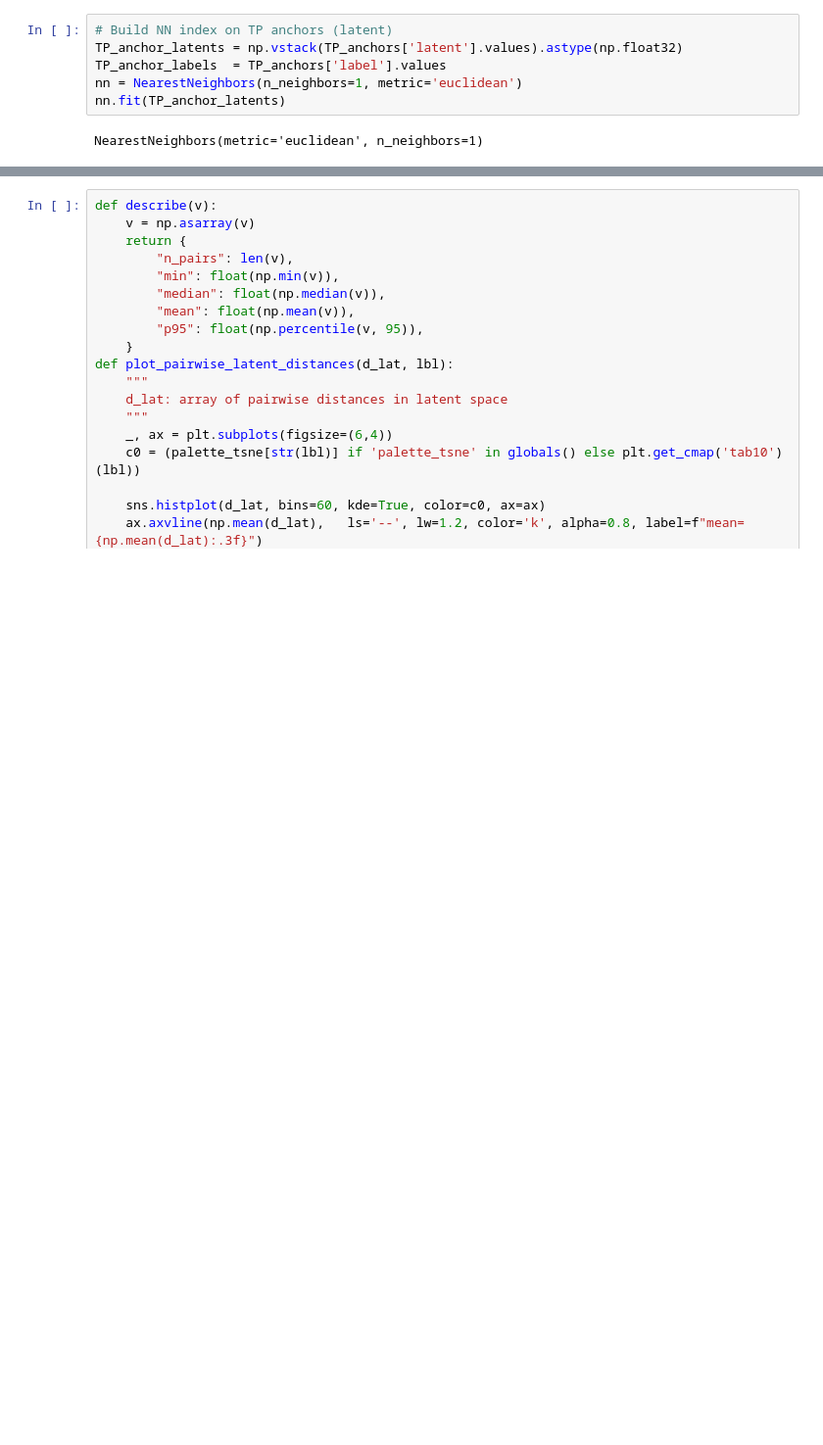
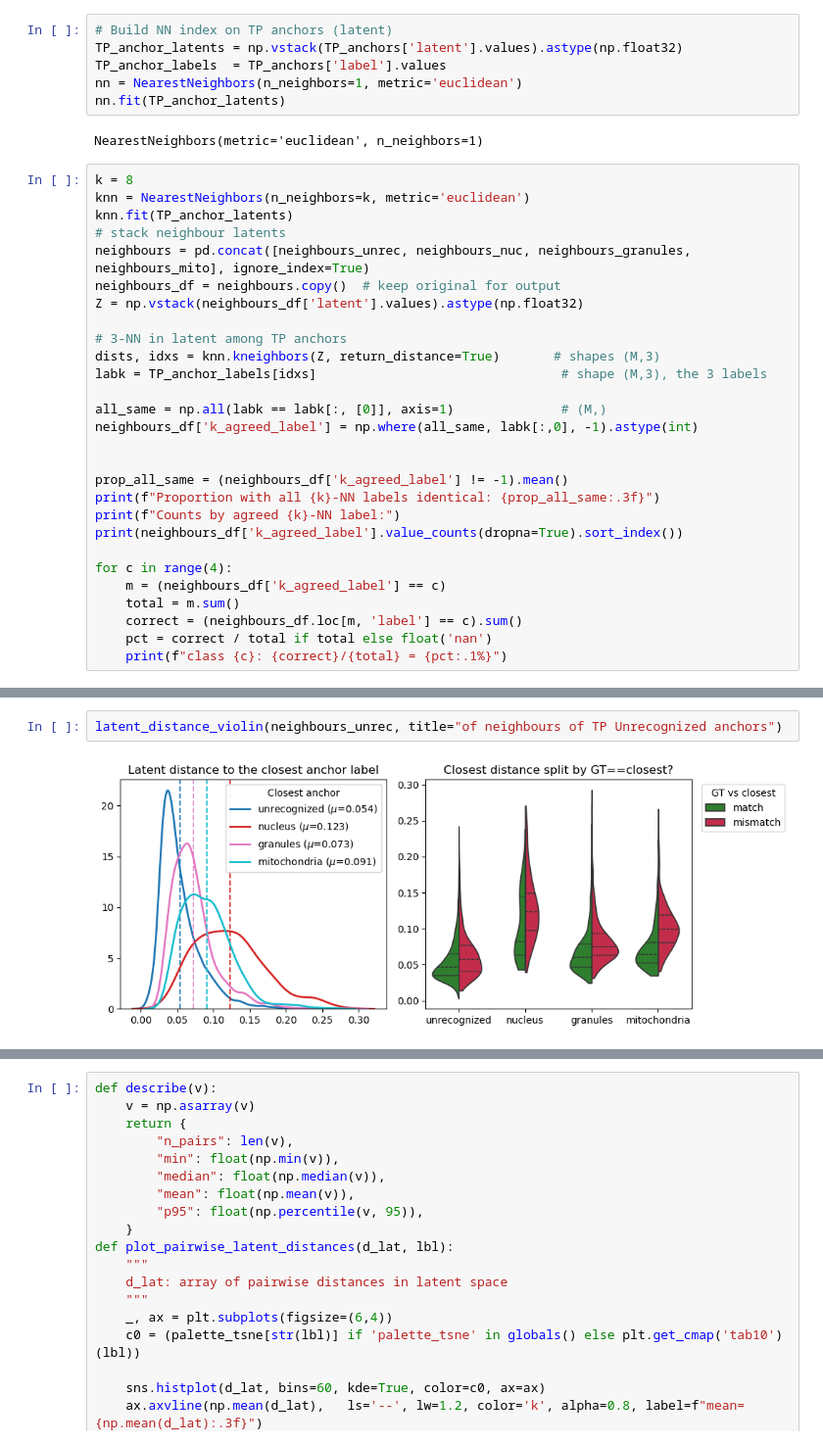
Before and after one commit to shei-dark/HDN, a Jupyter notebook: statistical_analysis.ipynb, the cells around one changed output, grey strips where cells are left out. Shown at 98% size. Cells and saved outputs as stored; diff of their text form; blank space fills up the shorter version.

Commit message:
violin mis/match

```diff
--- a/statistical_analysis.ipynb
+++ b/statistical_analysis.ipynb
@@ -413,3 +413,31 @@ nn = NearestNeighbors(n_neighbors=1, metric='euclidean')
 nn.fit(TP_anchor_latents)
 # %% [output]
 NearestNeighbors(metric='euclidean', n_neighbors=1)
+# %%
+k = 8
+knn = NearestNeighbors(n_neighbors=k, metric='euclidean')
+knn.fit(TP_anchor_latents)
+# stack neighbour latents
+neighbours = pd.concat([neighbours_unrec, neighbours_nuc, neighbours_granules, neighbours_mito], ignore_index=True)
+neighbours_df = neighbours.copy()  # keep original for output
+Z = np.vstack(neighbours_df['latent'].values).astype(np.float32)
+
+# 3-NN in latent among TP anchors
+dists, idxs = knn.kneighbors(Z, return_distance=True)       # shapes (M,3)
+labk = TP_anchor_labels[idxs]                                # shape (M,3), the 3 labels
+
+all_same = np.all(labk == labk[:, [0]], axis=1)              # (M,)
+neighbours_df['k_agreed_label'] = np.where(all_same, labk[:,0], -1).astype(int)
+
+
+prop_all_same = (neighbours_df['k_agreed_label'] != -1).mean()
+print(f"Proportion with all {k}-NN labels identical: {prop_all_same:.3f}")
+print(f"Counts by agreed {k}-NN label:")
+print(neighbours_df['k_agreed_label'].value_counts(dropna=True).sort_index())
+
+for c in range(4):
+    m = (neighbours_df['k_agreed_label'] == c)
+    total = m.sum()
+    correct = (neighbours_df.loc[m, 'label'] == c).sum()
+    pct = correct / total if total else float('nan')
+    print(f"class {c}: {correct}/{total} = {pct:.1%}")
@@ -507,3 +626,7 @@ print(f"% neighbors whose closest anchor (latent) is from unrecognized class: {p
+# %%
+latent_distance_violin(neighbours_unrec, title="of neighbours of TP Unrecognized anchors")
+# %% [output]
+[figure, added]
 # %%
 nuc_tmp = latent_distance_distribution(neighbours_nuc, title="neighbours of TP Nucleus anchors")
 own_is_closest = (nuc_tmp['own_anchor_latent_dist'] <= nuc_tmp['closest_latent_dist']).mean()
```
Also changed, not shown: parts of 13 cells of this notebook.
